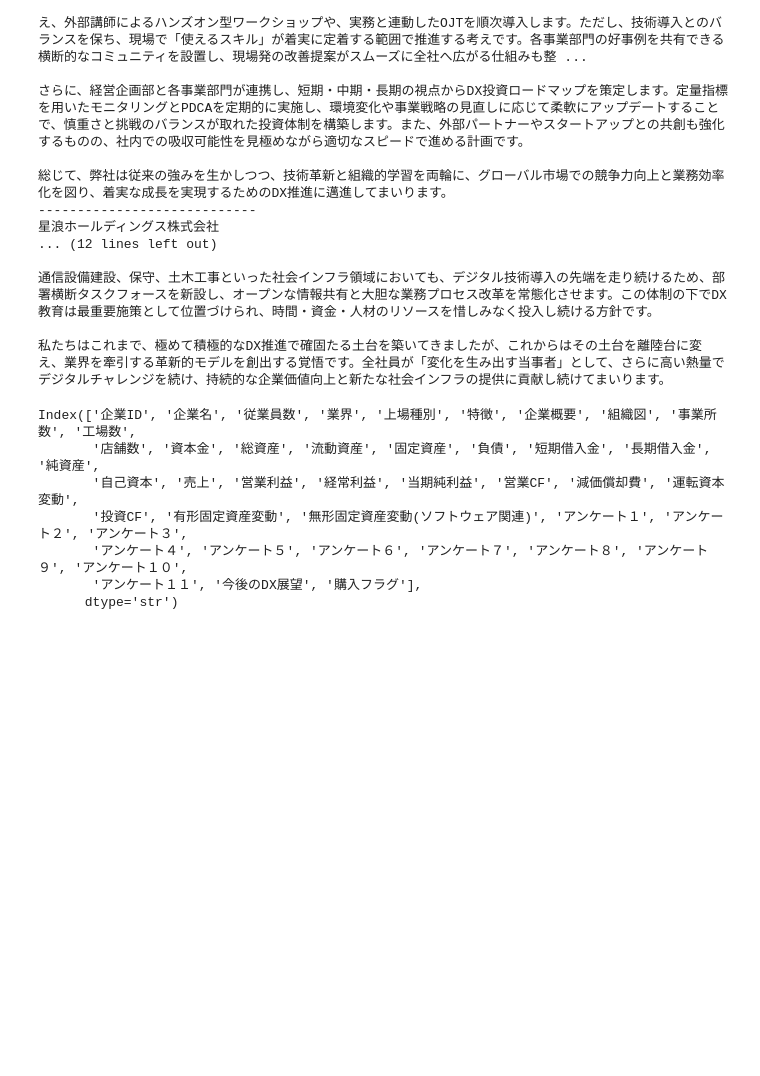
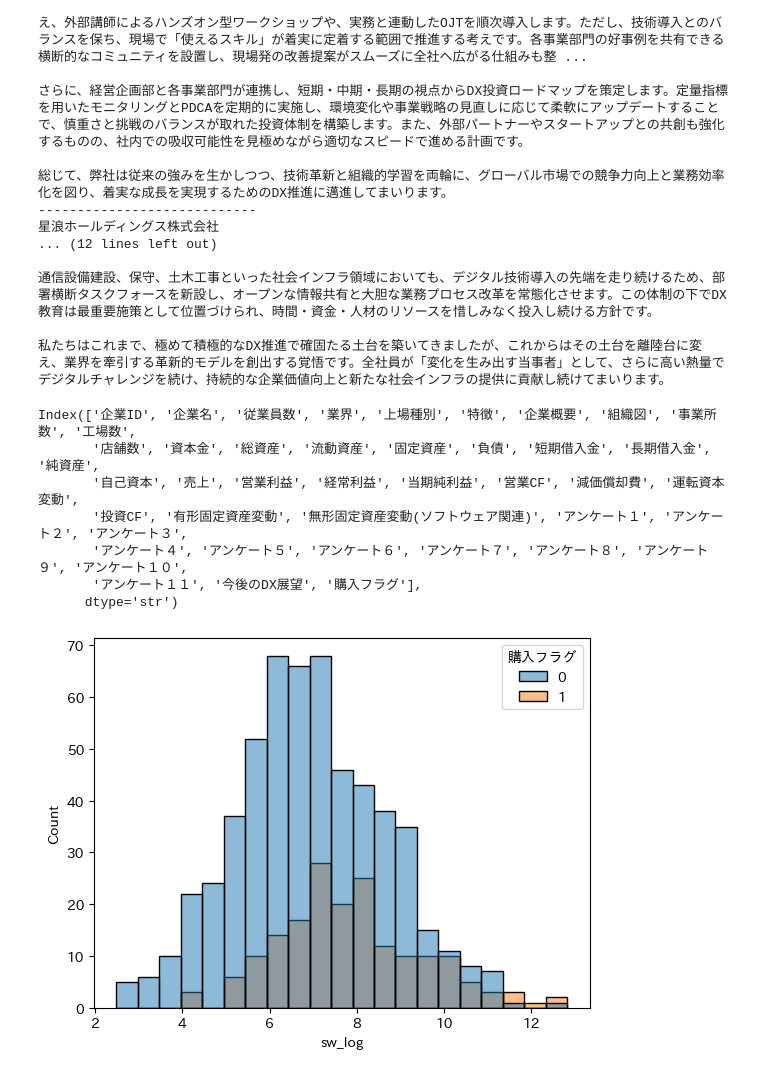
Before and after one commit to saitooo376/student_cup_2026, a Jupyter notebook: notebooks/01_EDA.ipynb, the cells around one changed output. Cells and saved outputs as stored; diff of their text form; code cells hidden in the pictures; blank space fills up the shorter version.

```diff
--- a/notebooks/01_EDA.ipynb
+++ b/notebooks/01_EDA.ipynb
@@ -290,0 +298,6 @@ plt.close()
+# %%
+sns.histplot(data=train.assign(sw_log=np.log(- train["無形固定資産変動(ソフトウェア関連)"])), x="sw_log",  hue='購入フラグ')
+plt.savefig('images/無形固定資産変動(sw関連)')
+plt.show()
+# %% [output]
+[figure, added]
```
Also changed, not shown: parts of 18 cells of this notebook, 2 other files.
